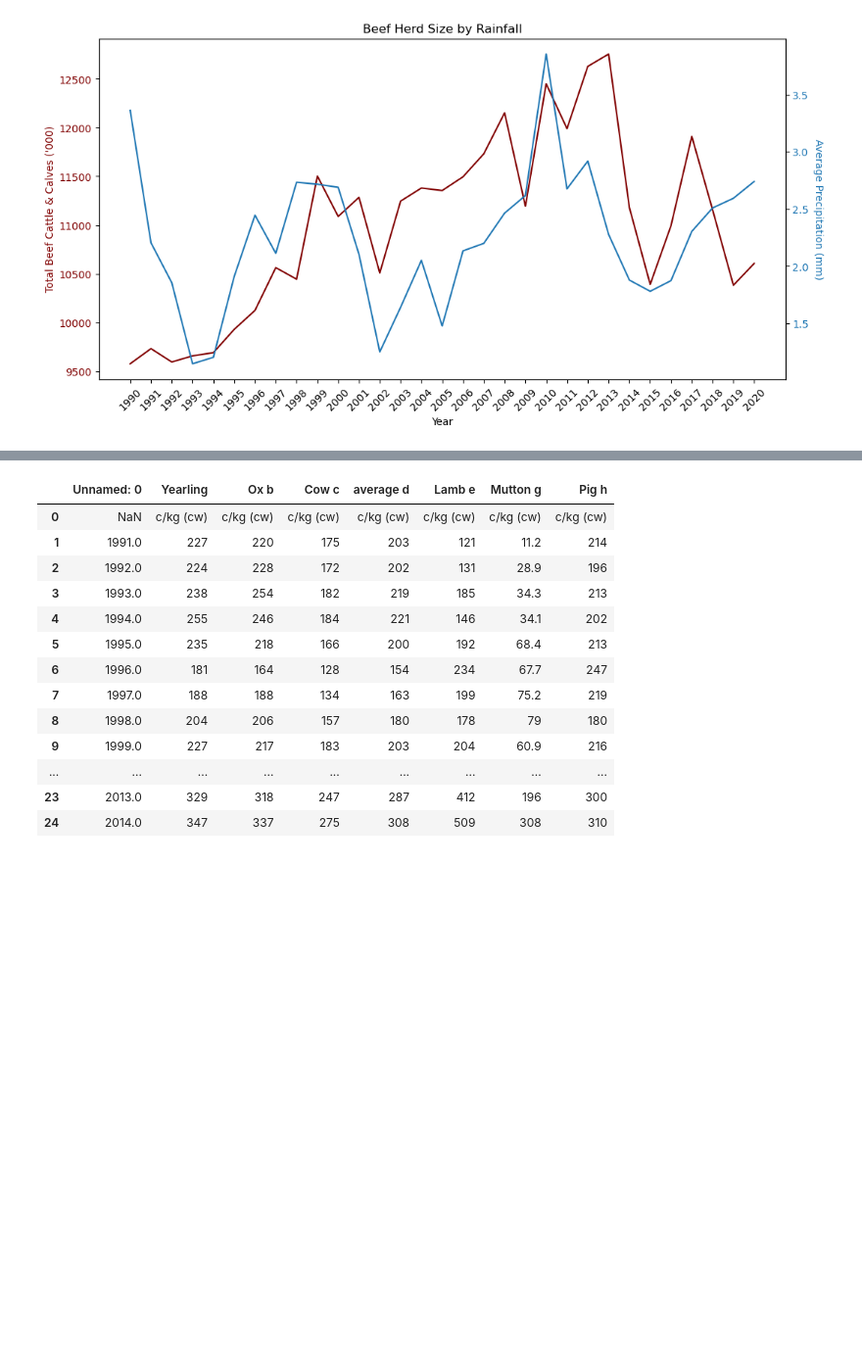
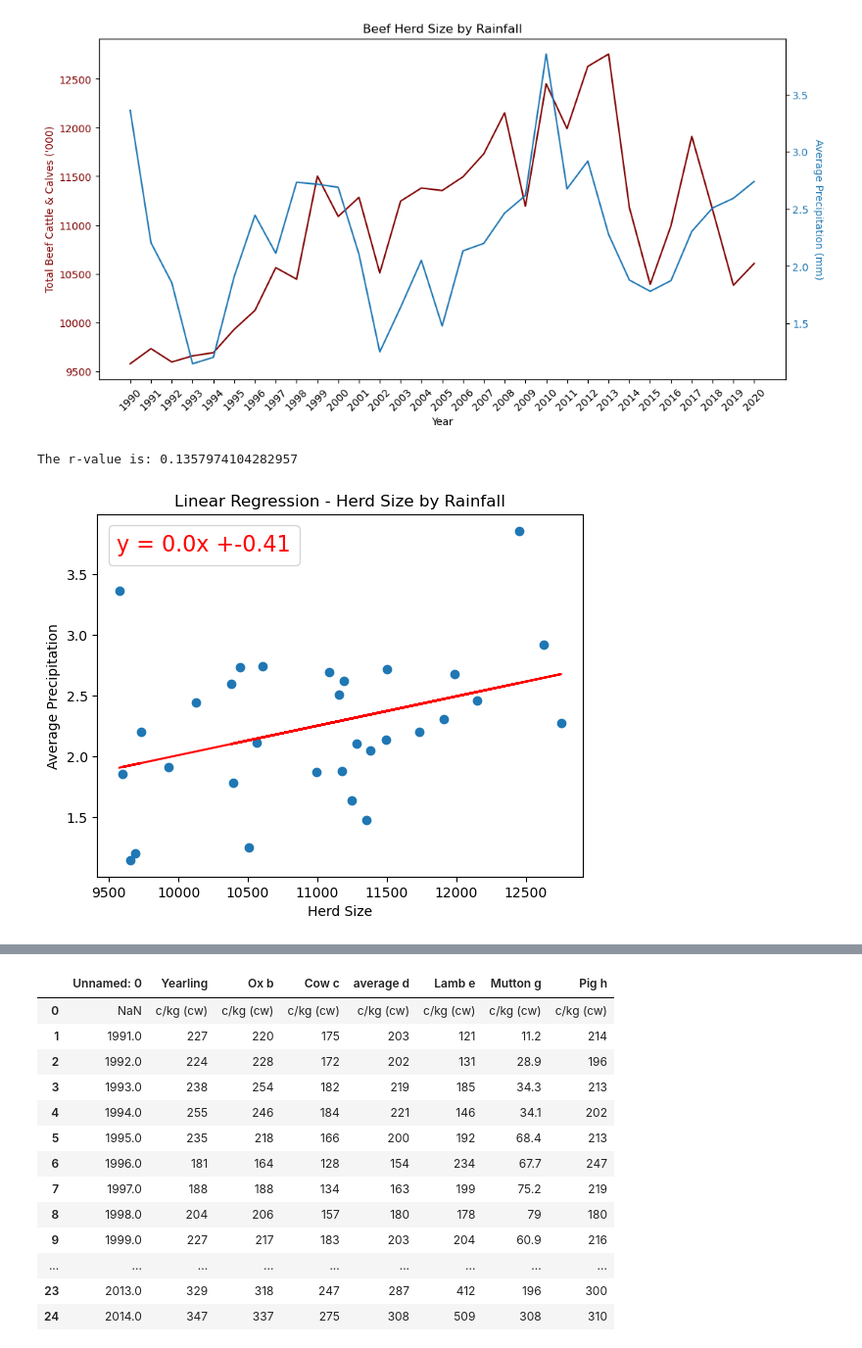
Before and after one commit to tpisel/flood-analysis, a Jupyter notebook: question_anna.ipynb, the cells around one changed output, grey strips where cells are left out. Shown at 98% size. Cells and saved outputs as stored; diff of their text form; code cells hidden in the pictures; blank space fills up the shorter version.

```diff
--- a/question_anna.ipynb
+++ b/question_anna.ipynb
@@ -378,3 +417,19 @@ fig.tight_layout()
 plt.show()
 # %% [output]
 [figure]
+# %%
+x_figures_rain = all_herd_vs_rain["Herd Size"]
+y_figures_rain = all_herd_vs_rain["precipitation_sum"]
+(slope, intercept, rvalue, pvalue, stderr) = linregress(x_figures_rain, y_figures_rain)
+regress_values = x_figures_rain * slope + intercept
+plt.scatter(x_figures_rain, y_figures_rain)
+plt.xlabel("Herd Size")
+plt.ylabel("Average Precipitation")
+plt.title("Linear Regression - Herd Size by Rainfall")
+plt.plot(x_figures_rain, regress_values, "r-", label=("y = " + str(round(slope,2)) + "x +" + str(round(intercept,2))))
+plt.legend(loc="best", handletextpad=0, handlelength=0, labelcolor="red", fontsize=16)
+print(f"The r-value is: {rvalue**2}")
+plt.show()
+# %% [output]
+The r-value is: 0.1357974104282957
+[figure, added]
```
Also changed, not shown: parts of 14 cells of this notebook.
